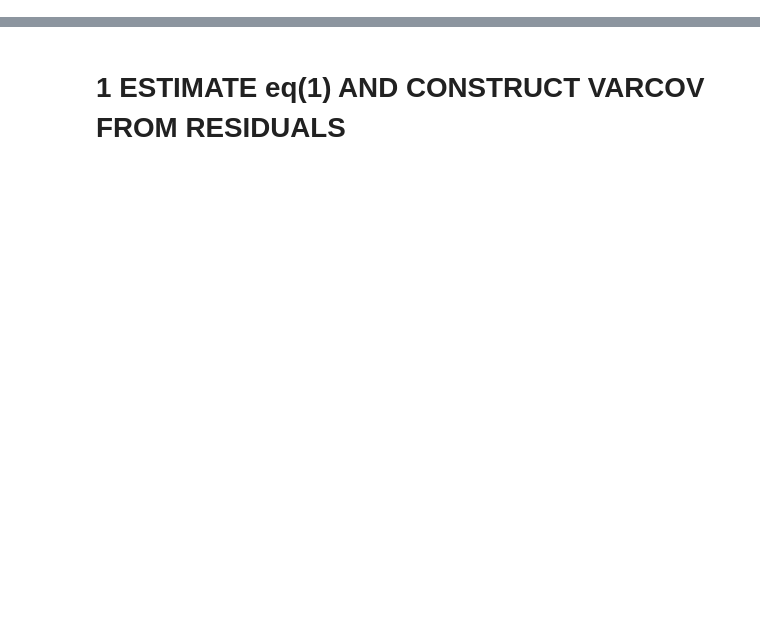
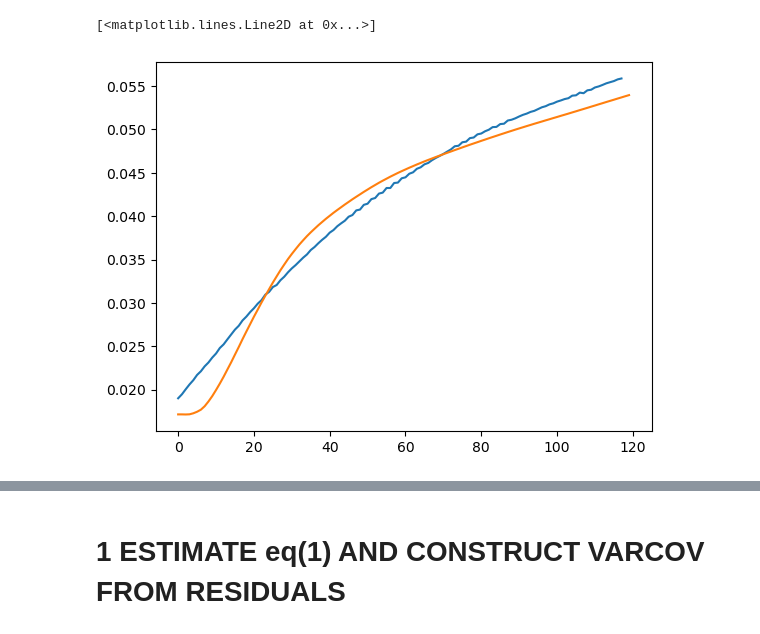
Before and after one commit to Dunkalot/ACM, a Jupyter notebook: pricing_term_structure.ipynb, the cells around one changed output, grey strips where cells are left out. Cells and saved outputs as stored; diff of their text form; code cells hidden in the pictures; blank space fills up the shorter version.

```diff
--- a/pricing_term_structure.ipynb
+++ b/pricing_term_structure.ipynb
@@ -64,0 +893,7 @@ df_yield_all, df_rx = make_yield_df_excess_returns(maturities=all_maturities, rx
+# %%
+asd = 180
+plt.plot(reconst[asd])
+plt.plot(df_yields.values[asd])
+# %% [output]
+[<matplotlib.lines.Line2D at 0x...>]
+[figure, added]
```
Also changed, not shown: parts of 25 cells of this notebook.
